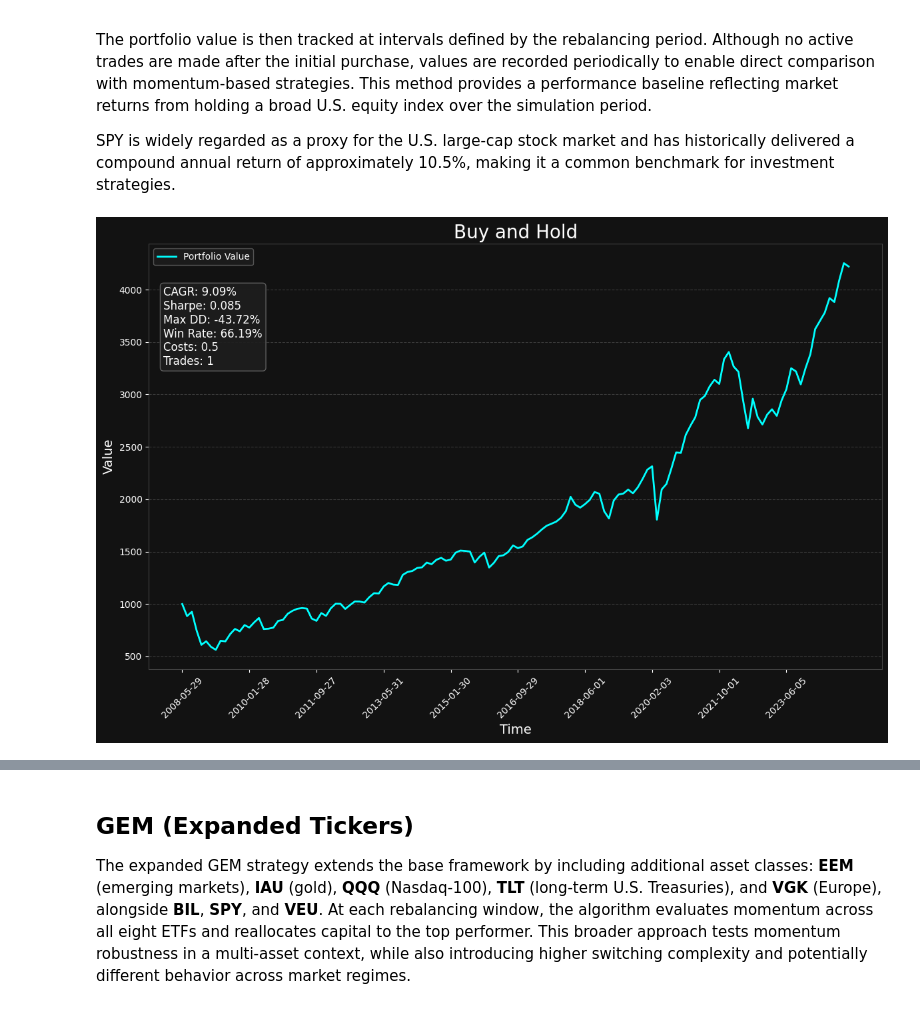
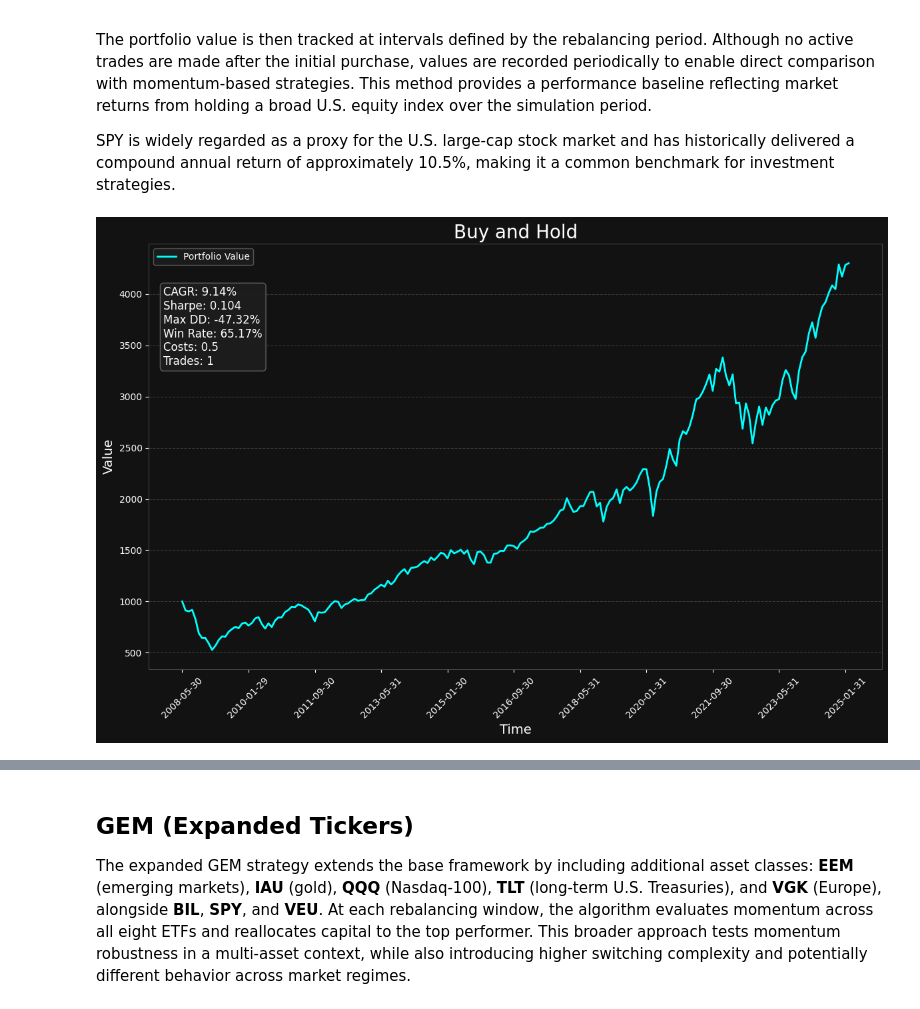
Before and after one commit to Azalurg/stock-market-research, a Jupyter notebook: 01_gem.ipynb, the cells around one changed output, grey strips where cells are left out. Drawn from its saved outputs; the diff is of its cells as text; code cells hidden in the pictures.

```diff
--- a/01_gem.ipynb
+++ b/01_gem.ipynb
@@ -176,38 +217,39 @@ buy_and_hold_days = []
 amount = 0
 buy_and_hold_transaction_costs = 0.0
 buy_and_hold_trades = 0
 
 adjust_time_window = adjust_days(COMPARISON_TIME_WINDOW)
-adjust_rebalance_period = adjust_days(REBALANCE_PERIOD)
+rebalance_indices = get_rebalance_indices(adjust_time_window, REBALANCE_PERIOD)
 
-initial_price = df.iloc[adjust_time_window][BUY_AND_HOLD_TICKER]
+initial_investment_index = rebalance_indices[0] if rebalance_indices else adjust_time_window
+initial_price = df.iloc[initial_investment_index][BUY_AND_HOLD_TICKER]
 cost_buy = cash * TRANSACTION_COST / 100
 cash -= cost_buy
 buy_and_hold_transaction_costs += cost_buy
 buy_and_hold_trades += 1
 amount = cash / initial_price
 cash = 0
 
-for i in range(adjust_time_window, len(df.index), REBALANCE_PERIOD):
+for i in rebalance_indices:
     buy_and_hold_values.append(amount * df.iloc[i][BUY_AND_HOLD_TICKER])
     buy_and_hold_days.append(df.iloc[i]["Date"])
 
 buy_and_hold_stats = calculate_portfolio_statistics(
     buy_and_hold_values,
     buy_and_hold_days,
     transaction_costs_paid=buy_and_hold_transaction_costs,
     trades_executed=buy_and_hold_trades,
-    )
+)
 
 plot(
     buy_and_hold_values,
     buy_and_hold_days,
     "Buy and Hold",
     stats=buy_and_hold_stats,
     save=SAVE_PLOTS,
 )
 # %% [output]
-[figure, old version]
+[figure, new version]
 # %%
 print("Buy and Hold Key Metrics:")
 print(f"CAGR: {buy_and_hold_stats['cagr [%]']}%")
```
Also changed, not shown: parts of 30 cells of this notebook, 5 other files.
